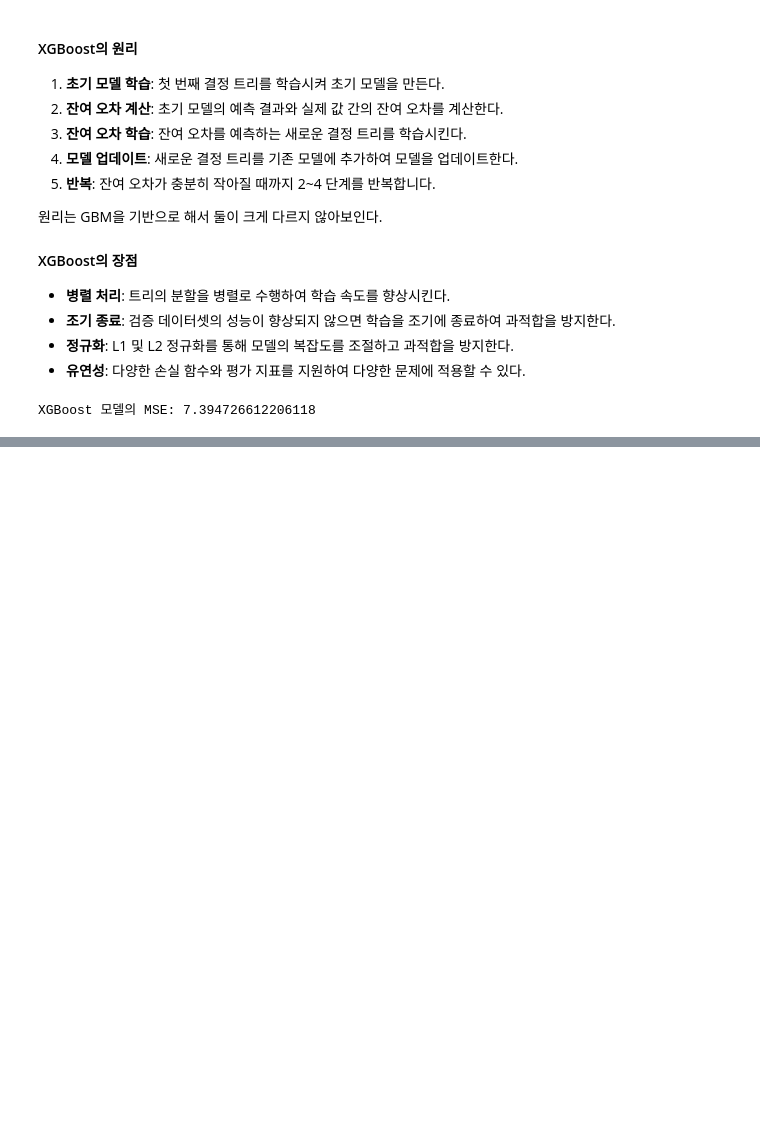
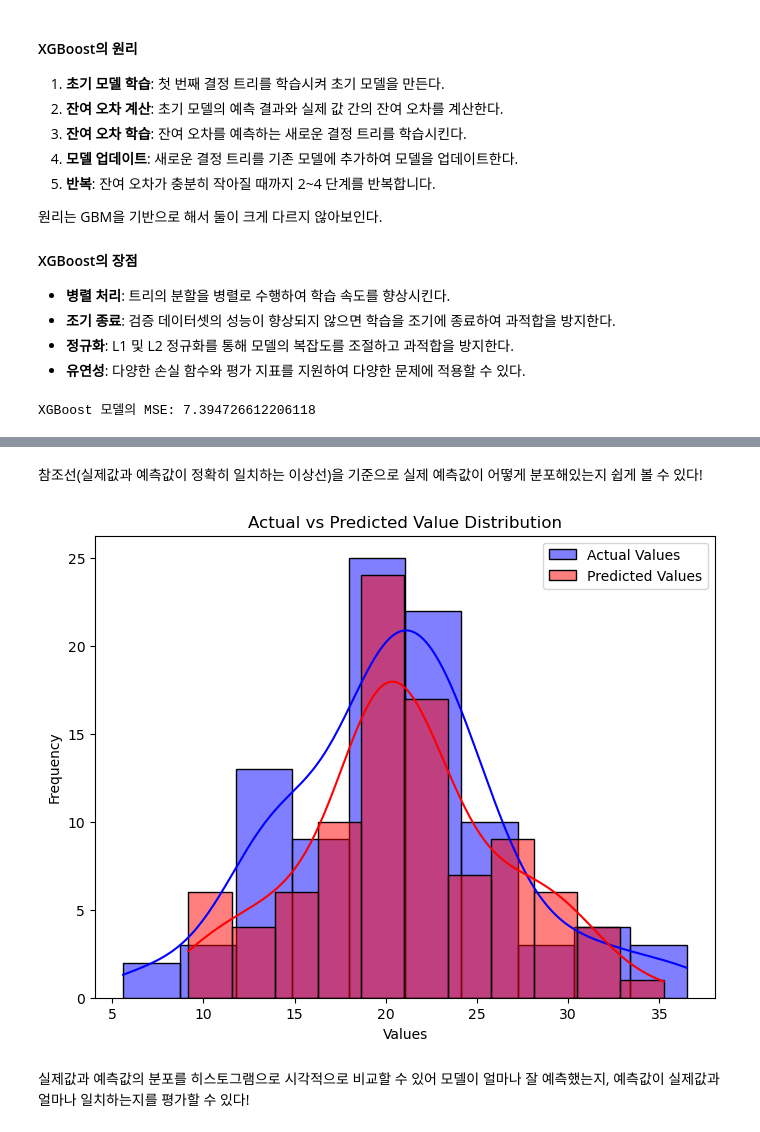
Before and after one commit to ohsen12/Assignment, a Jupyter notebook: Sparta_Assignment/CH2-1_Assignment/1. Supervised Learning /supervised_learning.ipynb, the cells around one changed output, grey strips where cells are left out. Saved outputs shown, nothing was run; the diff lists cells and outputs as text; code cells hidden in the pictures; blank space fills up the shorter version.

```diff
--- a/Sparta_Assignment/CH2-1_Assignment/1. Supervised Learning /supervised_learning.ipynb
+++ b/Sparta_Assignment/CH2-1_Assignment/1. Supervised Learning /supervised_learning.ipynb
@@ -661,0 +733,28 @@ XGBoost 모델의 MSE: 7.394726612206118
+# %% [markdown]
+참조선(실제값과 예측값이 정확히 일치하는 이상선)을 기준으로 실제 예측값이 어떻게 분포해있는지 쉽게 볼 수 있다!
+# %%
+# 히스토그램 생성
+
+# 그래프의 크기 설정
+plt.figure(figsize=(8, 6))
+
+# seaborn을 사용하여 히스토그램을 생성 (실제값을 파란막대로 설정, 범례에 표시될 레이블 설정, 커널 밀도 추정 곡선(Kernel Density Estimate 데이터의 분포를 부드럽게 보여줌)추가.)
+sns.histplot(y_test, color="blue", label="Actual Values", kde=True)
+
+# seaborn을 사용하여 히스토그램을 생성 (예측값을 빨간막대로 설정, 범례에 표시될 레이블을 설정, 커널 밀도 추정 곡선 추가)
+sns.histplot(y_pred_xgb, color="red", label="Predicted Values", kde=True)
+
+# 축 레이블 및 제목 추가
+plt.xlabel('Values')
+plt.ylabel('Frequency')
+plt.title('Actual vs Predicted Value Distribution')
+
+# 범례 추가 (범례를 추가하여 그래프에서 실제값과 예측값의 구분을 명확히 한다.)
+plt.legend()
+
+# 그래프 표시
+plt.show()
+# %% [output]
+[figure, added]
+# %% [markdown]
+실제값과 예측값의 분포를 히스토그램으로 시각적으로 비교할 수 있어 모델이 얼마나 잘 예측했는지, 예측값이 실제값과 얼마나 일치하는지를 평가할 수 있다!
```
Also changed, not shown: parts of 6 cells of this notebook.
